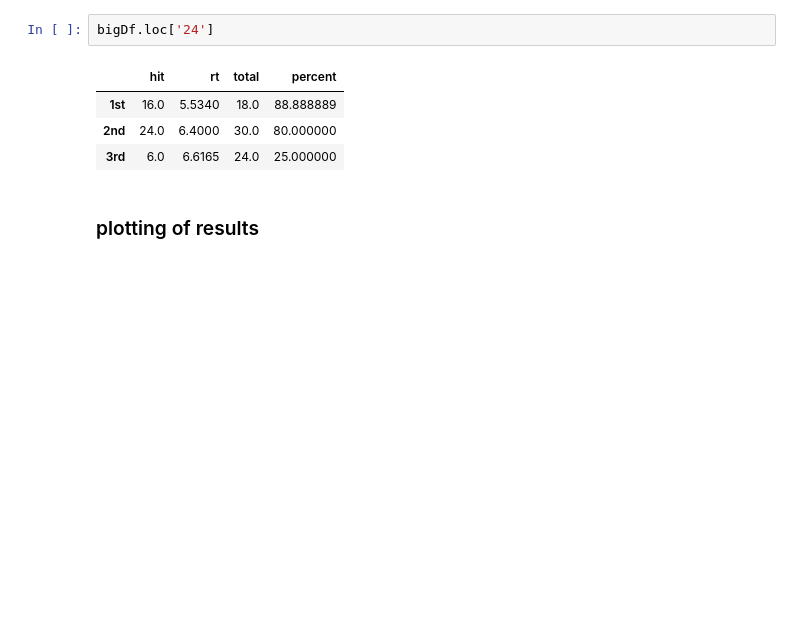
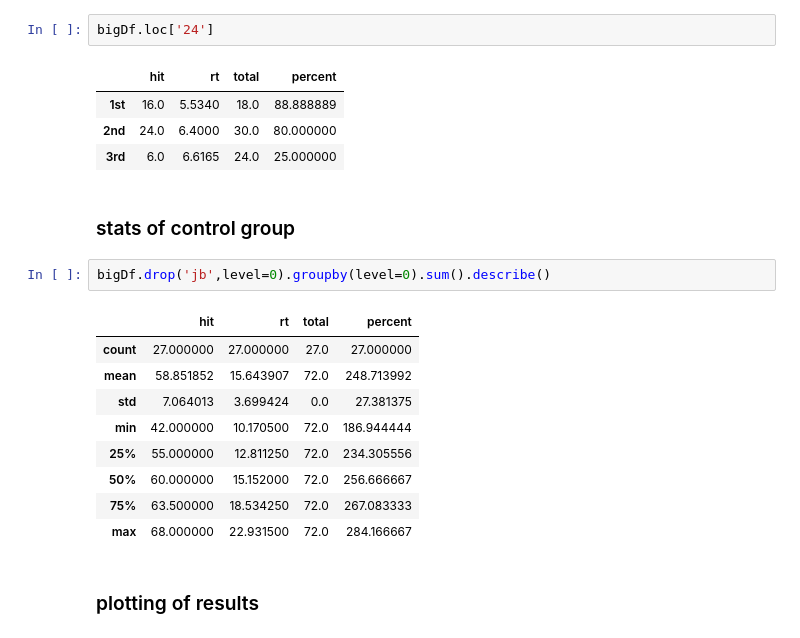
Before and after one commit to mwegrzyn/hiddenIdentityOfFaces, a Jupyter notebook: notebooks/cambridgeFaceMemory.ipynb, the cells around one changed output. Saved outputs shown, nothing was run; the diff lists cells and outputs as text; blank space fills up the shorter version.

```diff
--- a/notebooks/cambridgeFaceMemory.ipynb
+++ b/notebooks/cambridgeFaceMemory.ipynb
@@ -248,6 +248,20 @@ bigDf.loc['24']
 | 1st | 16.0 | 5.5340 | 18.0 | 88.888889 |
 | 2nd | 24.0 | 6.4000 | 30.0 | 80.000000 |
 | 3rd | 6.0 | 6.6165 | 24.0 | 25.000000 |
+# %% [markdown]
+### stats of control group
+# %%
+bigDf.drop('jb',level=0).groupby(level=0).sum().describe()
+# %% [output]
+|  | hit | rt | total | percent |
+| count | 27.000000 | 27.000000 | 27.0 | 27.000000 |
+| mean | 58.851852 | 15.643907 | 72.0 | 248.713992 |
+| std | 7.064013 | 3.699424 | 0.0 | 27.381375 |
+| min | 42.000000 | 10.170500 | 72.0 | 186.944444 |
+| 25% | 55.000000 | 12.811250 | 72.0 | 234.305556 |
+| 50% | 60.000000 | 15.152000 | 72.0 | 256.666667 |
+| 75% | 63.500000 | 18.534250 | 72.0 | 267.083333 |
+| max | 68.000000 | 22.931500 | 72.0 | 284.166667 |
 # %% [markdown]
 ### plotting of results
 # %%
```
Also changed, not shown: 7 other files.
